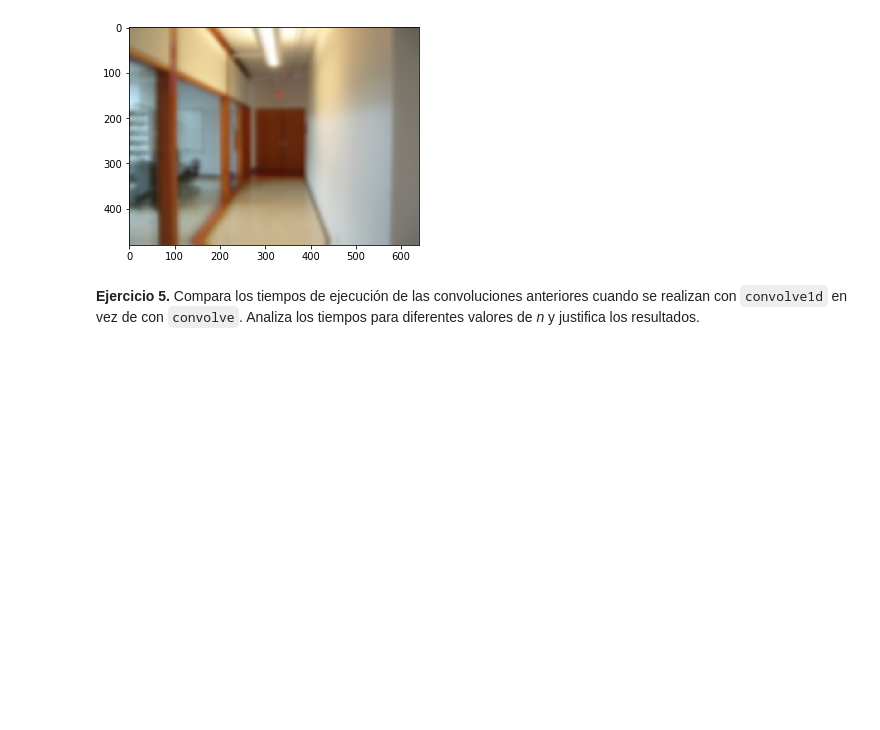
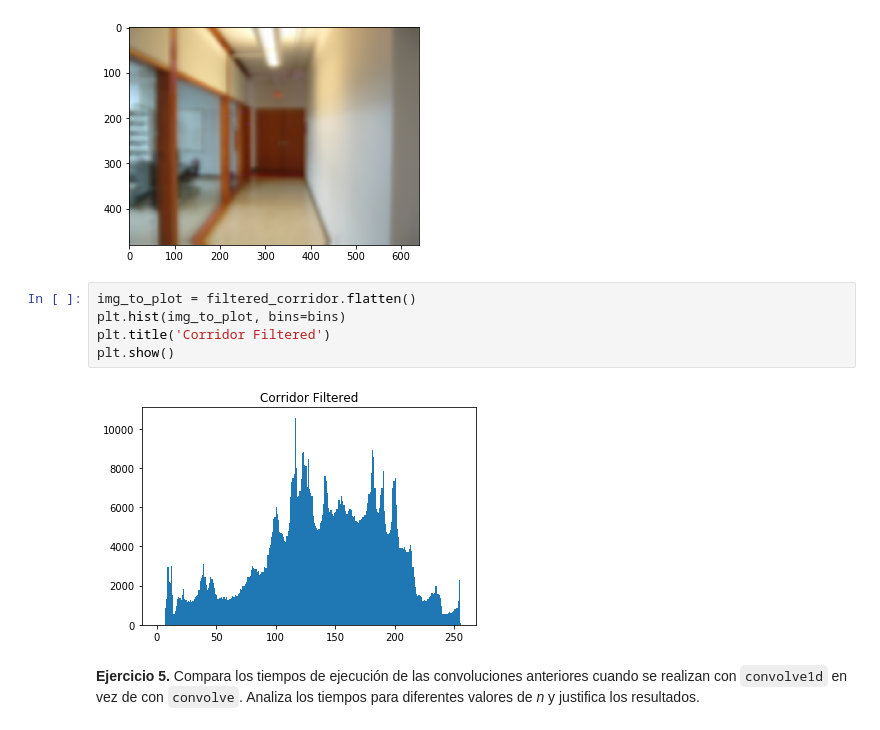
Before and after one commit to ignaciocasso/cv, a Jupyter notebook: pr1/PracticaPI2018-Diego.ipynb, the cells around one changed output. Saved outputs shown, nothing was run; the diff lists cells and outputs as text; blank space fills up the shorter version.

```diff
--- a/pr1/PracticaPI2018-Diego.ipynb
+++ b/pr1/PracticaPI2018-Diego.ipynb
@@ -334,6 +355,13 @@ plt.imshow(filtered_corridor)
 # %% [output]
 <matplotlib.image.AxesImage at 0x...>
 [figure]
+# %%
+img_to_plot = filtered_corridor.flatten()
+plt.hist(img_to_plot, bins=bins)
+plt.title('Corridor Filtered')
+plt.show()
+# %% [output]
+[figure, added]
 # %% [markdown]
 **Ejercicio 5.** Compara los tiempos de ejecución de las convoluciones anteriores cuando se realizan con ``convolve1d`` en vez de con ``convolve``.
 Analiza los tiempos para diferentes valores de *n* y justifica los resultados.
```
Also changed, not shown: parts of 28 cells of this notebook, 2 other files.
